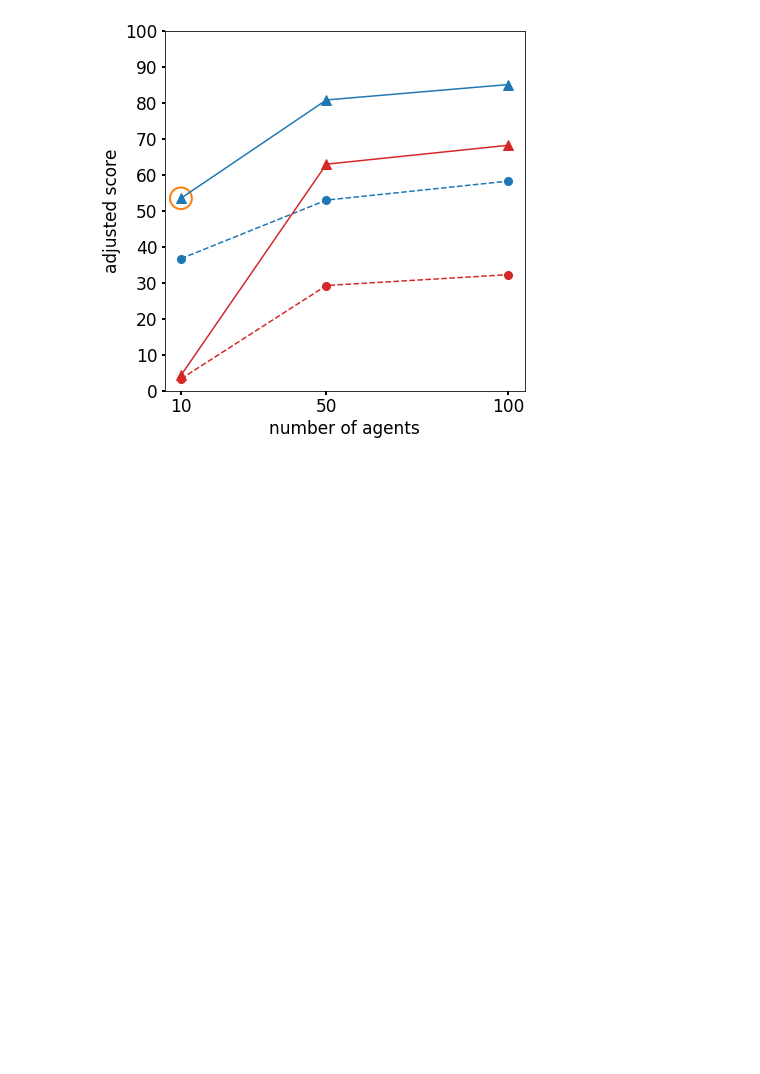
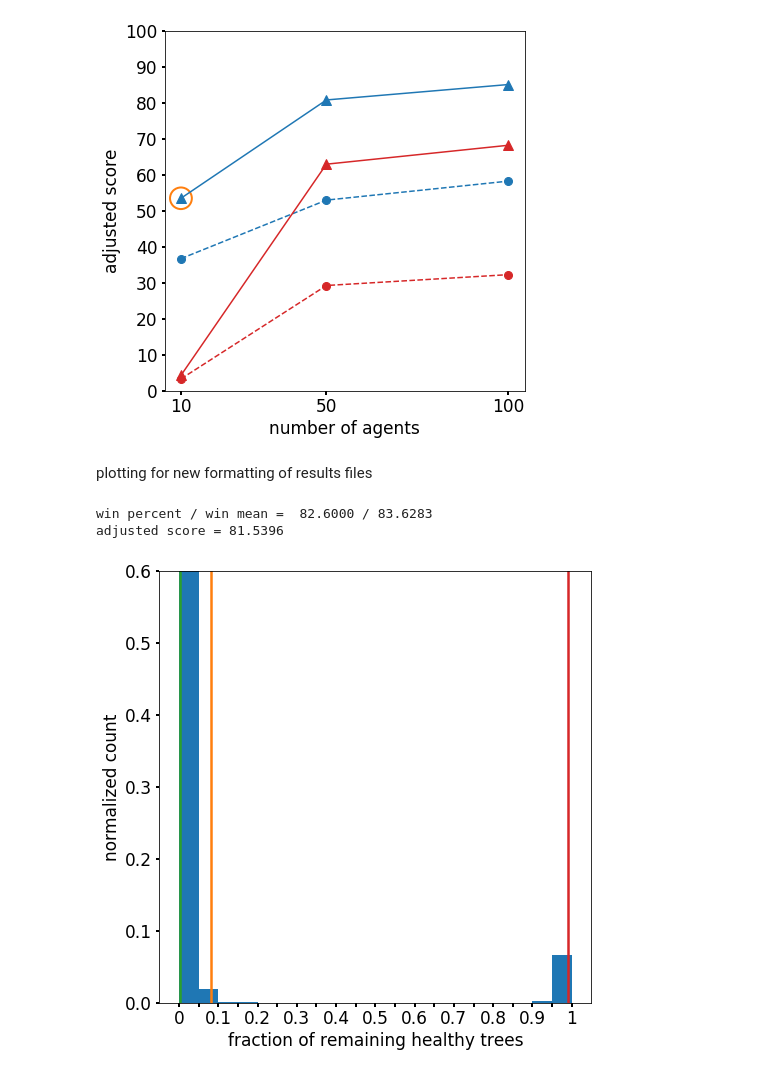
Before and after one commit to rhaksar/ddrl-firefighting, a Jupyter notebook: results/results_adj.ipynb, the cells around one changed output. Cells and saved outputs as stored; diff of their text form; code cells hidden in the pictures; blank space fills up the shorter version.

Commit message:
Modified code for new formatting method of results.

```diff
--- a/results/results_adj.ipynb
+++ b/results/results_adj.ipynb
@@ -43,3 +43,46 @@ ax.add_artist(circle1)
 plt.savefig('experiment1.pdf', dpi=300, bbox_inches='tight')
 # %% [output]
 [figure]
+# %% [markdown]
+plotting for new formatting of results files
+# %%
+filename = 'simple_ext_capped_g50+a50+f16+s1000.pkl'
+
+with open(filename, 'rb') as f:
+    results = pickle.load(f)
+
+fracs = [results[key]['frac_healthy'] for key in results.keys()]
+abv = [x for x in fracs if x >= np.mean(fracs)]
+
+print('win percent / win mean =  %0.4f / %0.4f' %(100.0*len(abv)/len(fracs),np.mean(fracs)*100))
+
+adj_score = np.mean(fracs)*np.mean(abv)*100
+print('adjusted score = %0.4f' %adj_score)
+# %% [output]
+win percent / win mean =  82.6000 / 83.6283
+adjusted score = 81.5396
+# %%
+fig = plt.figure(figsize=(6,6))
+fig.subplots_adjust(left=0,right=1,bottom=0,top=1)
+ax = fig.add_subplot(111)
+weights = np.ones_like(fracs)/float(len(fracs))
+splits, _, _ = plt.hist(fracs, bins=np.arange(0,1+0.05,0.05), normed=False, weights=weights, color='C0', alpha=1)
+plt.axvline(np.amin(fracs),color="C2",label="%0.2f%%" % (np.amin(fracs)*100),linewidth=2.5)
+plt.axvline(np.mean(fracs),color="C1",label="mean = %0.2f%%" %(np.mean(fracs)*100),linewidth=2.5)
+plt.axvline(np.amax(fracs),color="C3",label="max = %0.2f%%" %(np.amax(fracs)*100),linewidth=2.5)
+
+plt.ylim([0,0.6])
+plt.xticks(np.arange(0,1+0.05,0.05))
+plt.xlabel('fraction of remaining healthy trees')
+plt.ylabel('normalized count')
+
+ax.xaxis.set_tick_params(width=2)
+ax.yaxis.set_tick_params(width=2)
+ax.xaxis.set_major_formatter(FormatStrFormatter('%g'))
+for idx,label in enumerate(ax.xaxis.get_ticklabels()):
+    if idx % 2 != 0:
+        label.set_visible(False)
+
+# plt.savefig('sample_results_net.pdf', dpi=300, bbox_inches='tight')
+# %% [output]
+[figure, added]
```
